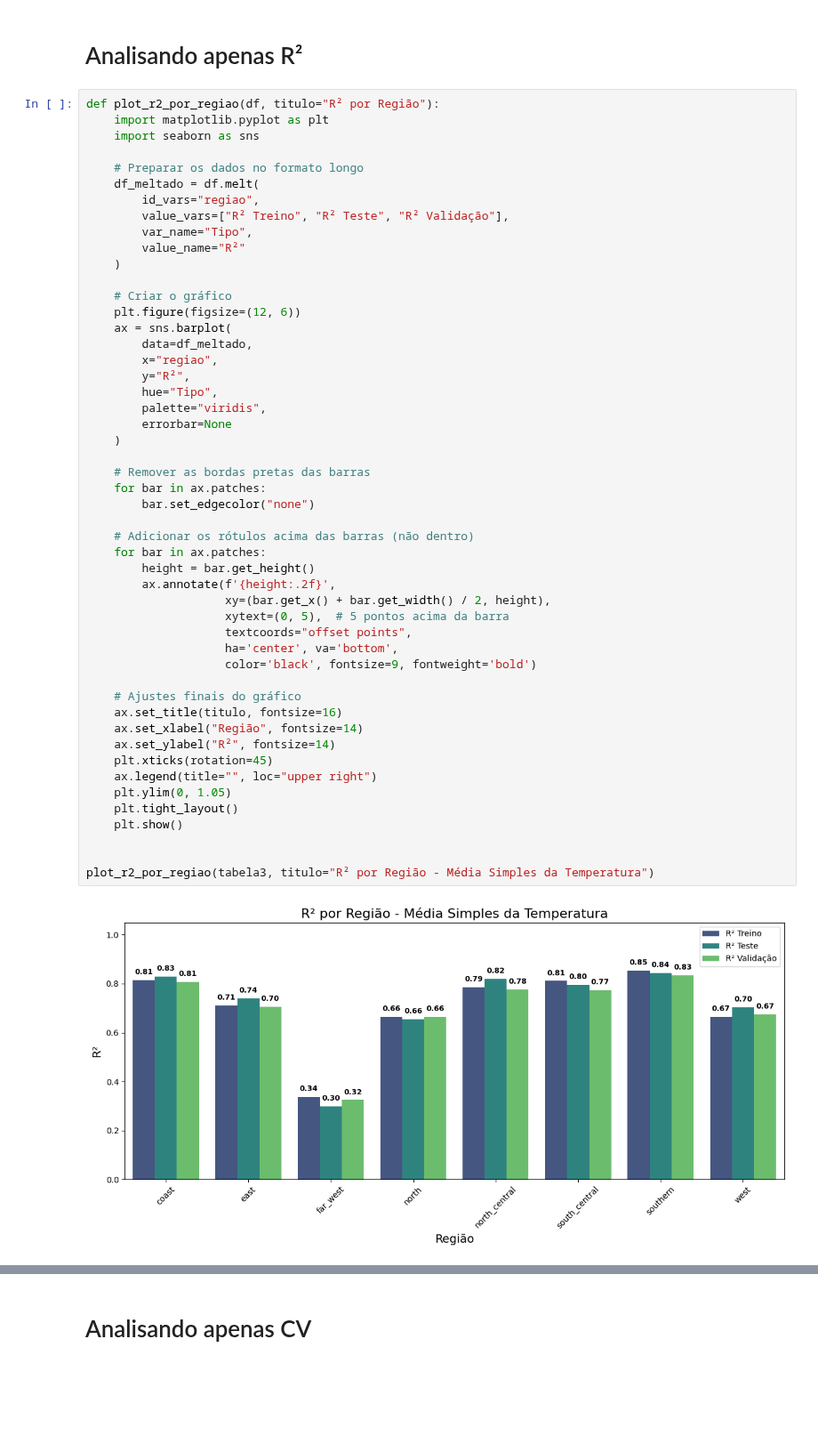
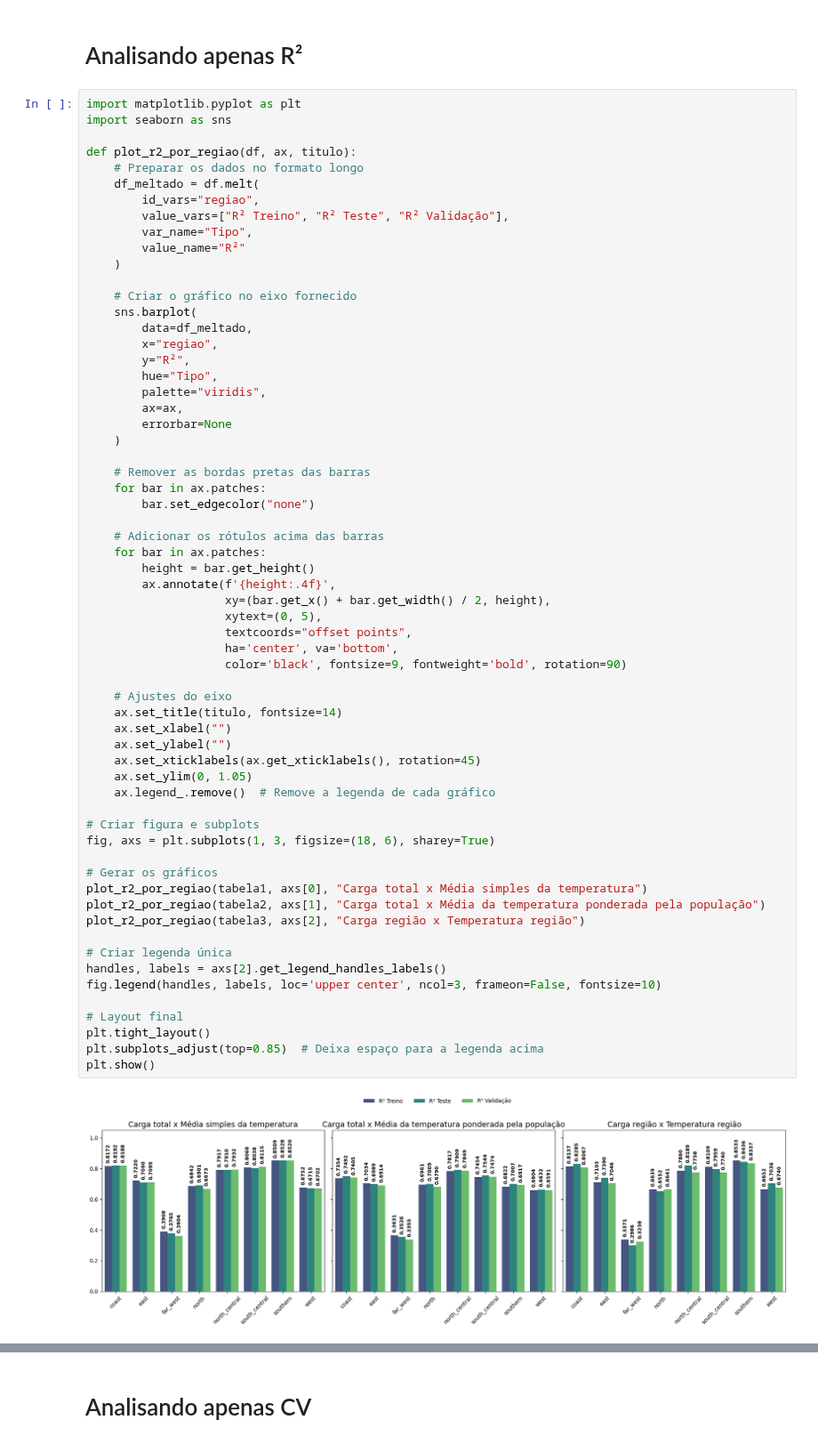
Before and after one commit to jrodrigotico/serena-tcc, a Jupyter notebook: debug_modelo.ipynb, the cells around one changed output, grey strips where cells are left out. Shown at 89% size. Drawn from its saved outputs; the diff is of its cells as text; blank space fills up the shorter version.

```diff
--- a/debug_modelo.ipynb
+++ b/debug_modelo.ipynb
@@ -479,54 +489,66 @@ plot_rmse_por_regiao(tabela3, titulo="RMSE por Região - Média Simples da Tempe
 # %% [markdown]
 # Analisando apenas R²
 # %%
-def plot_r2_por_regiao(df, titulo="R² por Região"):
-    import matplotlib.pyplot as plt
-    import seaborn as sns
+import matplotlib.pyplot as plt
+import seaborn as sns
 
+def plot_r2_por_regiao(df, ax, titulo):
     # Preparar os dados no formato longo
     df_meltado = df.melt(
         id_vars="regiao",
         value_vars=["R² Treino", "R² Teste", "R² Validação"],
         var_name="Tipo",
         value_name="R²"
     )
 
-    # Criar o gráfico
-    plt.figure(figsize=(12, 6))
-    ax = sns.barplot(
+    # Criar o gráfico no eixo fornecido
+    sns.barplot(
         data=df_meltado,
         x="regiao",
         y="R²",
         hue="Tipo",
         palette="viridis",
+        ax=ax,
         errorbar=None
     )
 
     # Remover as bordas pretas das barras
     for bar in ax.patches:
         bar.set_edgecolor("none")
 
-    # Adicionar os rótulos acima das barras (não dentro)
+    # Adicionar os rótulos acima das barras
     for bar in ax.patches:
         height = bar.get_height()
-        ax.annotate(f'{height:.2f}',
+        ax.annotate(f'{height:.4f}',
                     xy=(bar.get_x() + bar.get_width() / 2, height),
-                    xytext=(0, 5),  # 5 pontos acima da barra
+                    xytext=(0, 5),
                     textcoords="offset points",
                     ha='center', va='bottom',
-                    color='black', fontsize=9, fontweight='bold')
+                    color='black', fontsize=9, fontweight='bold', rotation=90)
 
-    # Ajustes finais do gráfico
-    ax.set_title(titulo, fontsize=16)
-    ax.set_xlabel("Região", fontsize=14)
-    ax.set_ylabel("R²", fontsize=14)
-    plt.xticks(rotation=45)
-    ax.legend(title="", loc="upper right")
-    plt.ylim(0, 1.05)
-    plt.tight_layout()
-    plt.show()
+    # Ajustes do eixo
+    ax.set_title(titulo, fontsize=14)
+    ax.set_xlabel("")
+    ax.set_ylabel("")
+    ax.set_xticklabels(ax.get_xticklabels(), rotation=45)
+    ax.set_ylim(0, 1.05)
+    ax.legend_.remove()  # Remove a legenda de cada gráfico
 
+# Criar figura e subplots
+fig, axs = plt.subplots(1, 3, figsize=(18, 6), sharey=True)
 
-plot_r2_por_regiao(tabela3, titulo="R² por Região - Média Simples da Temperatura")
+# Gerar os gráficos
+plot_r2_por_regiao(tabela1, axs[0], "Carga total x Média simples da temperatura")
+plot_r2_por_regiao(tabela2, axs[1], "Carga total x Média da temperatura ponderada pela população")
+plot_r2_por_regiao(tabela3, axs[2], "Carga região x Temperatura região")
+
+# Criar legenda única
+handles, labels = axs[2].get_legend_handles_labels()
+fig.legend(handles, labels, loc='upper center', ncol=3, frameon=False, fontsize=10)
+
+# Layout final
+plt.tight_layout()
+plt.subplots_adjust(top=0.85)  # Deixa espaço para a legenda acima
+plt.show()
 # %% [output]
-[figure, old version]
+[figure, new version]
```
Also changed, not shown: parts of 7 cells of this notebook, 1 other file.
